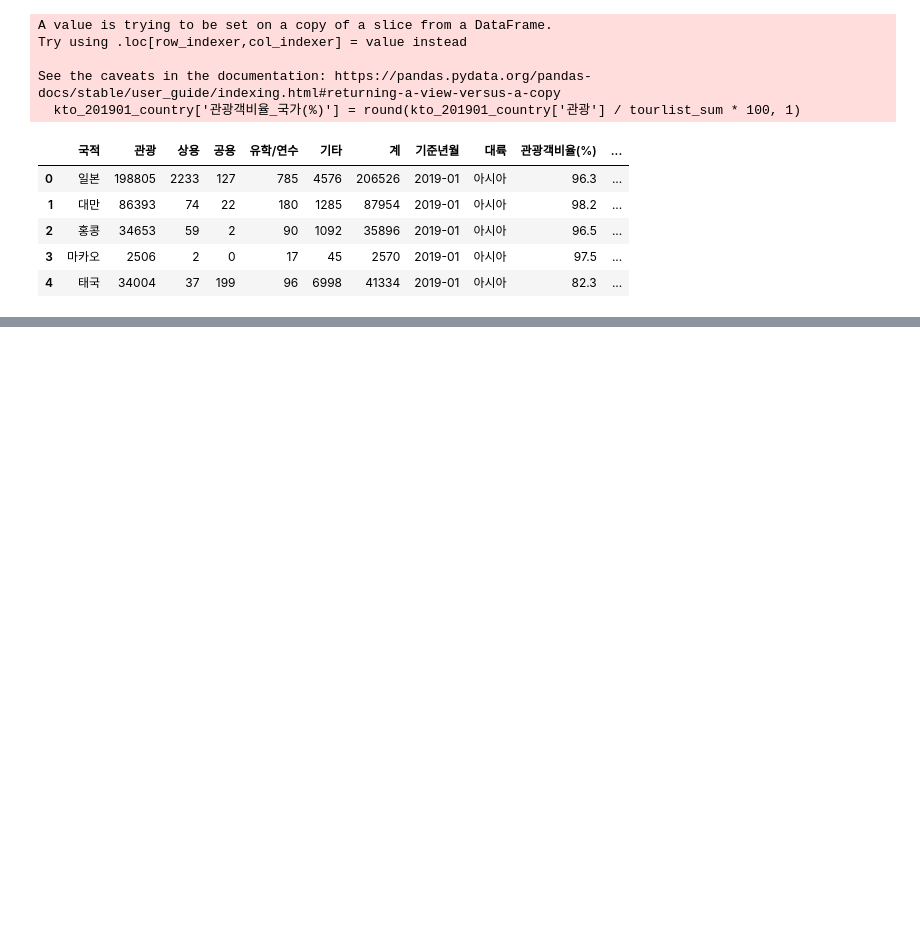
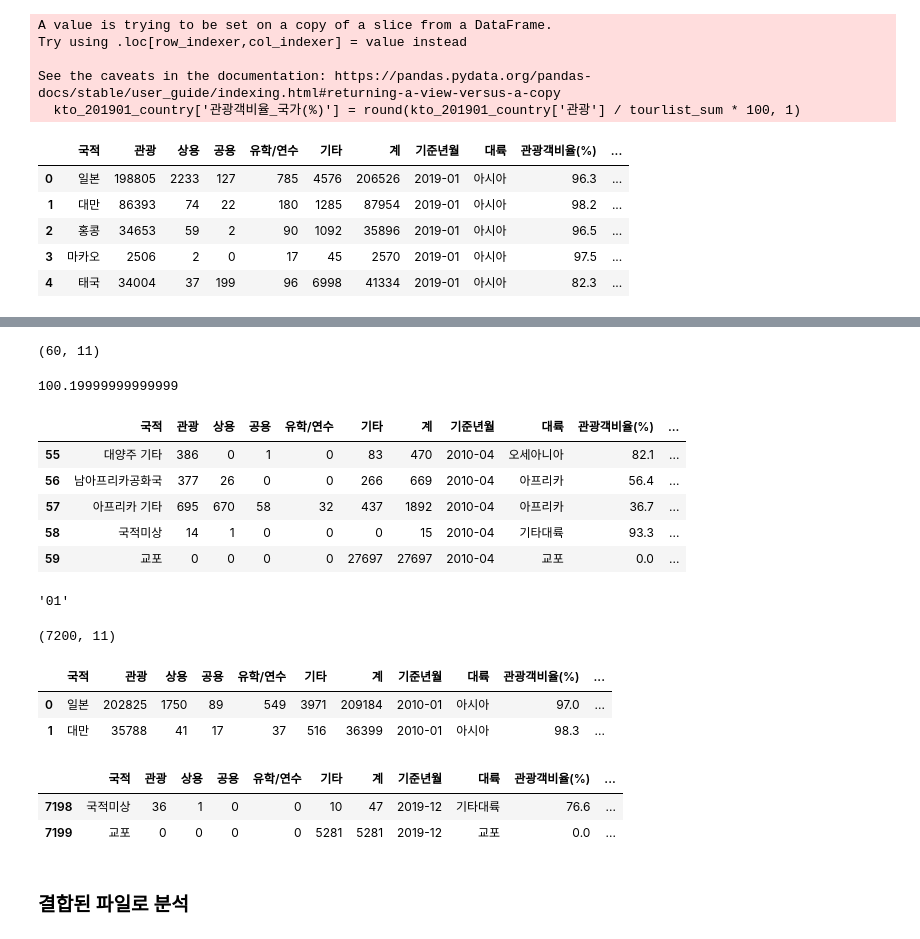
Before and after one commit to pulpo125/habang, a Jupyter notebook: python/11_pandas/11_06_전처리실습.ipynb, the cells around one changed output, grey strips where cells are left out. Saved outputs shown, nothing was run; the diff lists cells and outputs as text; code cells hidden in the pictures; blank space fills up the shorter version.

```diff
--- a/python/11_pandas/11_06_전처리실습.ipynb
+++ b/python/11_pandas/11_06_전처리실습.ipynb
@@ -283,0 +337,45 @@ See the caveats in the documentation: https://pandas.pydata.org/pandas-docs/stab
+# %%
+def create_kto_data(yyyy, mm):
+    # 데이터 불러오기
+    file_path = f'data/kto_files/kto_{yyyy}{mm}.xlsx'
+    df = pd.read_excel(file_path, header=1, usecols='A:G', skipfooter=4)
+
+    # 전처리
+    # 1. 기준년월 컬럼 추가
+    df['기준년월'] = f'{yyyy}-{mm}'
+
+    # 2. 국적 컬럼에서 대륙 제거하고 국가만 남기기
+    continents_list = ['아시아주', '미주', '구주', '대양주', '아프리카주', '기타대륙', '교포소계']
+    condition = ~df['국적'].isin(continents_list)
+    df = df.loc[condition, :]
+    df.reset_index(drop=True, inplace=True)
+
+    # 3. 대륙 컬럼 추가
+    continents = ['아시아']*25 + ['아메리카']*5 + ['유럽']*23 + ['오세아니아']*3 + ['아프리카']*2 + ['기타대륙'] + ['교포']
+    df['대륙'] = continents
+
+    # 4. 관광객비율 컬럼 추가
+    df['관광객비율(%)'] = round(df['관광'] / df['계'] * 100, 1)
+
+    # 5. 관광객비율_국가 컬럼 추가
+    tourlist_sum = df['관광'].sum()
+    df['관광객비율_국가(%)'] = round(df['관광'] / tourlist_sum * 100, 1)
+
+    return df
+# %%
+create_kto_data('2010','04').shape
+# %% [output]
+(60, 11)
+# %%
+create_kto_data('2010','04')['관광객비율_국가(%)'].sum()
+# %% [output]
+100.19999999999999
+# %%
+create_kto_data('2010','04').tail()
+# %% [output]
+|  | 국적 | 관광 | 상용 | 공용 | 유학/연수 | 기타 | 계 | 기준년월 | 대륙 | 관광객비율(%) | ... |
+| 55 | 대양주 기타 | 386 | 0 | 1 | 0 | 83 | 470 | 2010-04 | 오세아니아 | 82.1 | ... |
+| 56 | 남아프리카공화국 | 377 | 26 | 0 | 0 | 266 | 669 | 2010-04 | 아프리카 | 56.4 | ... |
+| 57 | 아프리카 기타 | 695 | 670 | 58 | 32 | 437 | 1892 | 2010-04 | 아프리카 | 36.7 | ... |
+| 58 | 국적미상 | 14 | 1 | 0 | 0 | 0 | 15 | 2010-04 | 기타대륙 | 93.3 | ... |
+| 59 | 교포 | 0 | 0 | 0 | 0 | 27697 | 27697 | 2010-04 | 교포 | 0.0 | ... |
@@ -283,0 +389,29 @@ See the caveats in the documentation: https://pandas.pydata.org/pandas-docs/stab
+# %%
+str(1).zfill(2)
+# %% [output]
+'01'
+# %%
+# 전체 데이터(120개)를 연결할 데이터프레임 초기화
+df_total = pd.DataFrame()
+
+# 201001~ 201912
+for yyyy in range(2010, 2020):
+    for mm in range(1, 13):
+        df_tmp = create_kto_data(yyyy, str(mm).zfill(2))
+        df_total = pd.concat([df_total, df_tmp], ignore_index=True) # 누적
+
+df_total.shape
+# %% [output]
+(7200, 11)
+# %%
+df_total.head(2)
+# %% [output]
+|  | 국적 | 관광 | 상용 | 공용 | 유학/연수 | 기타 | 계 | 기준년월 | 대륙 | 관광객비율(%) | ... |
+| 0 | 일본 | 202825 | 1750 | 89 | 549 | 3971 | 209184 | 2010-01 | 아시아 | 97.0 | ... |
+| 1 | 대만 | 35788 | 41 | 17 | 37 | 516 | 36399 | 2010-01 | 아시아 | 98.3 | ... |
+# %%
+df_total.tail(2)
+# %% [output]
+|  | 국적 | 관광 | 상용 | 공용 | 유학/연수 | 기타 | 계 | 기준년월 | 대륙 | 관광객비율(%) | ... |
+| 7198 | 국적미상 | 36 | 1 | 0 | 0 | 10 | 47 | 2019-12 | 기타대륙 | 76.6 | ... |
+| 7199 | 교포 | 0 | 0 | 0 | 0 | 5281 | 5281 | 2019-12 | 교포 | 0.0 | ... |
@@ -283,0 +420,2 @@ See the caveats in the documentation: https://pandas.pydata.org/pandas-docs/stab
+# %% [markdown]
+### 결합된 파일로 분석
```
Also changed, not shown: parts of 16 cells of this notebook, 2 other files.
